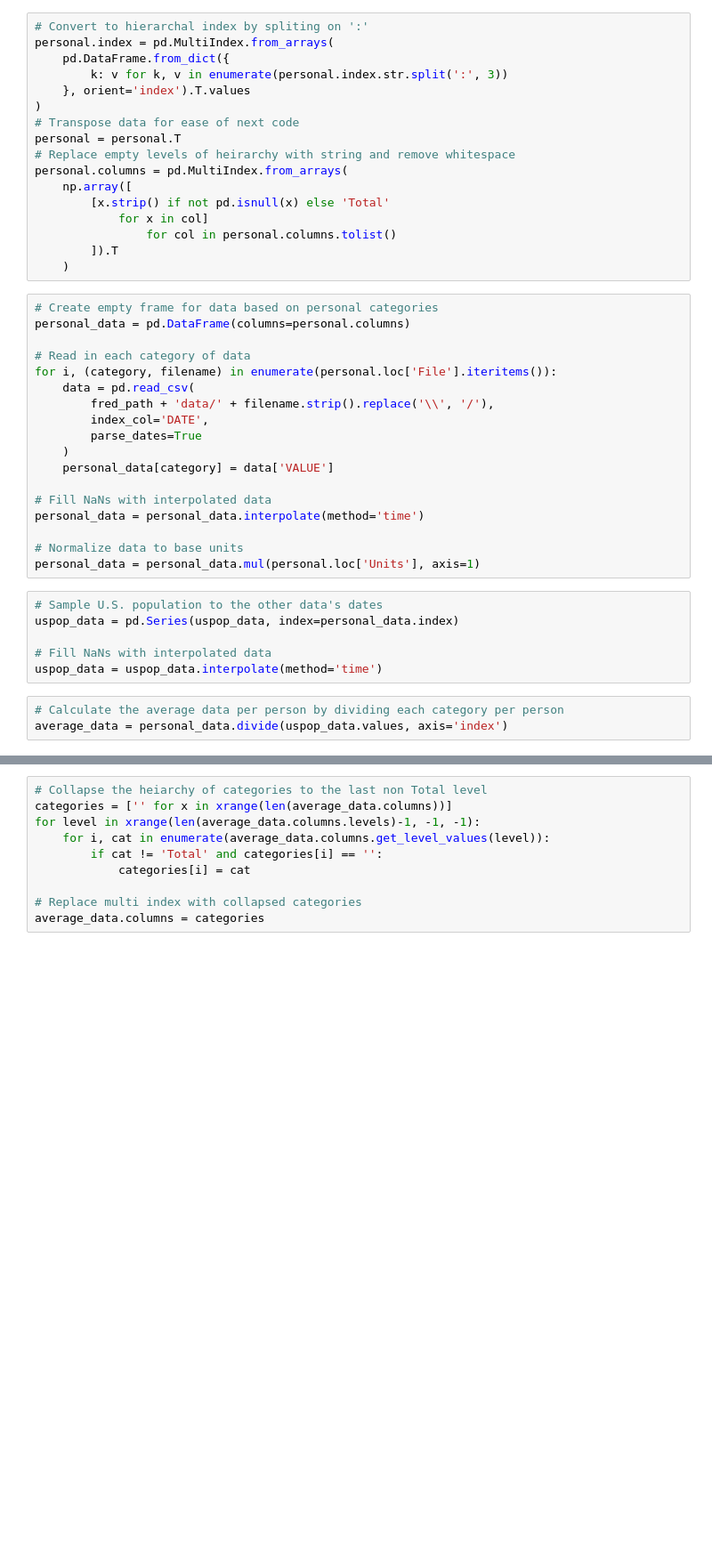
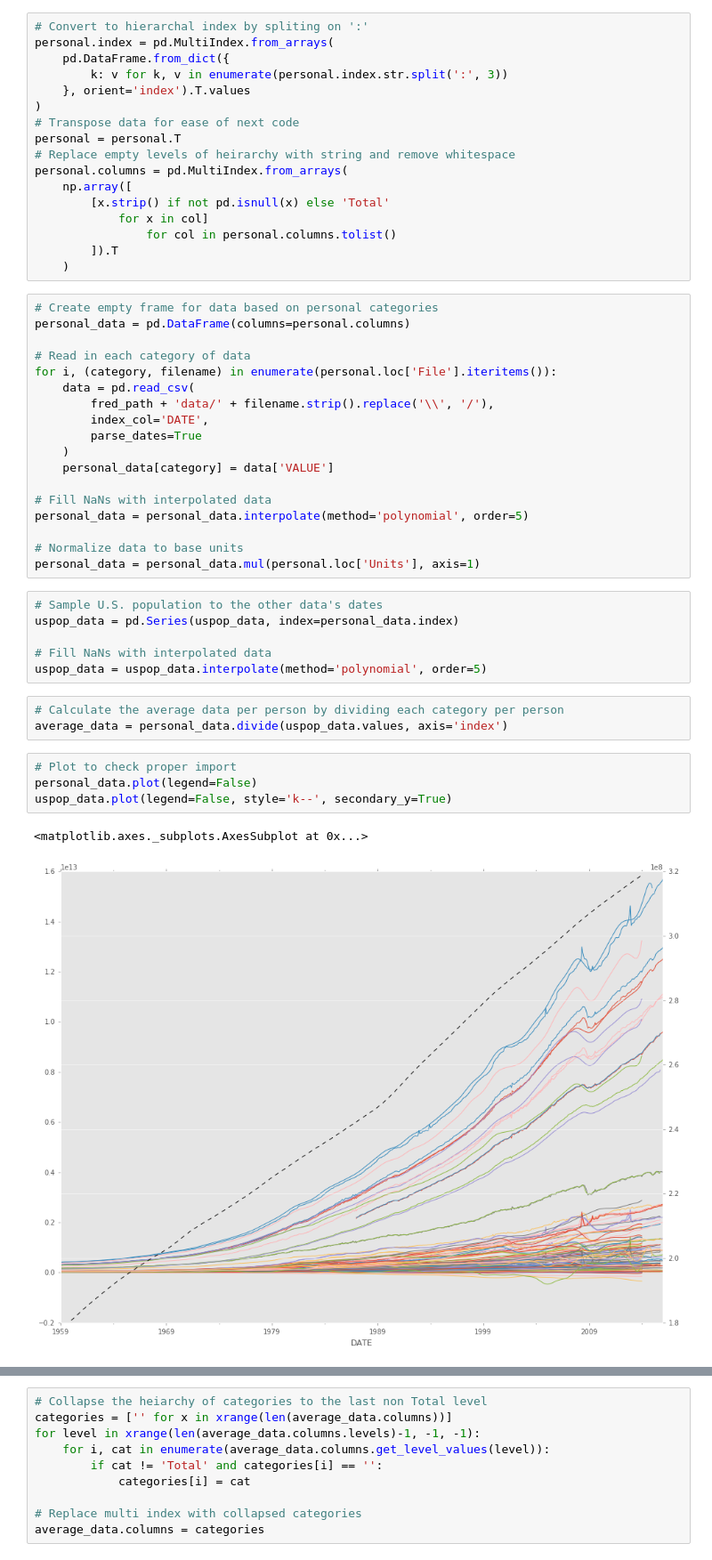
Before and after one commit to selfabrisham/aemshousing, a Jupyter notebook: notebooks/Get average personal income and expense from FRED data.ipynb, the cells around one changed output, grey strips where cells are left out. Shown at 89% size. Drawn from its saved outputs; the diff is of its cells as text; blank space fills up the shorter version.

```diff
--- a/notebooks/Get average personal income and expense from FRED data.ipynb
+++ b/notebooks/Get average personal income and expense from FRED data.ipynb
@@ -104,7 +104,7 @@ for i, (category, filename) in enumerate(personal.loc['File'].iteritems()):
     personal_data[category] = data['VALUE']
 
 # Fill NaNs with interpolated data
-personal_data = personal_data.interpolate(method='time')
+personal_data = personal_data.interpolate(method='polynomial', order=5)
 
 # Normalize data to base units
 personal_data = personal_data.mul(personal.loc['Units'], axis=1)
@@ -113,10 +113,17 @@ personal_data = personal_data.mul(personal.loc['Units'], axis=1)
 uspop_data = pd.Series(uspop_data, index=personal_data.index)
 
 # Fill NaNs with interpolated data
-uspop_data = uspop_data.interpolate(method='time')
+uspop_data = uspop_data.interpolate(method='polynomial', order=5)
 # %%
 # Calculate the average data per person by dividing each category per person
 average_data = personal_data.divide(uspop_data.values, axis='index')
+# %%
+# Plot to check proper import
+personal_data.plot(legend=False)
+uspop_data.plot(legend=False, style='k--', secondary_y=True)
+# %% [output]
+<matplotlib.axes._subplots.AxesSubplot at 0x...>
+[figure, added]
 # %%
 # Plot to check proper import
 personal_data.plot(legend=False)
```
Also changed, not shown: parts of 2 cells of this notebook.
